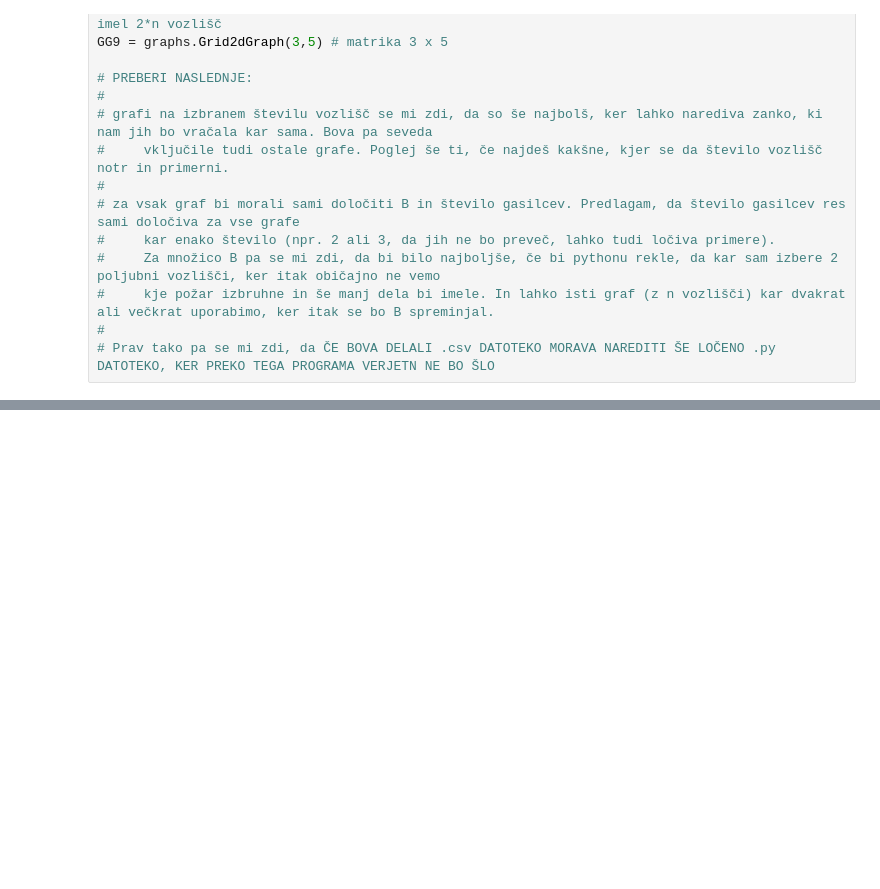
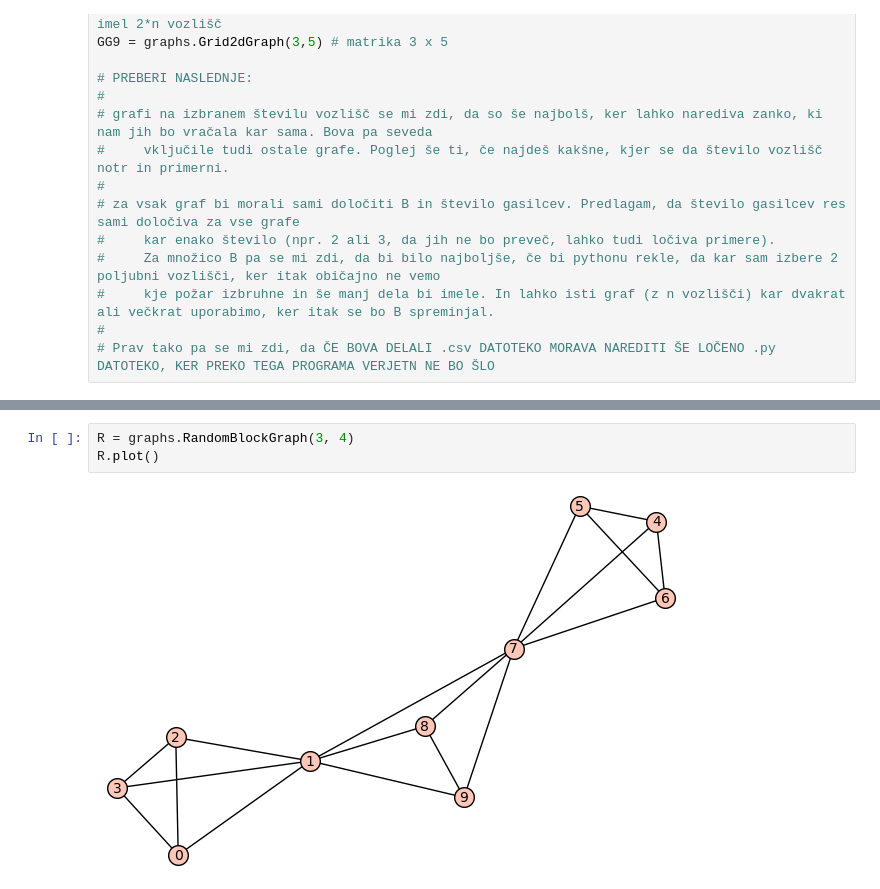
Before and after one commit to karolina-sa/Projekt-The-firefighter-problem, a Jupyter notebook: CLP.ipynb, the cells around one changed output, grey strips where cells are left out. Drawn from its saved outputs; the diff is of its cells as text; blank space fills up the shorter version.

```diff
--- a/CLP.ipynb
+++ b/CLP.ipynb
@@ -191,0 +209,5 @@ GG9 = graphs.Grid2dGraph(3,5) # matrika 3 x 5
+# %%
+R = graphs.RandomBlockGraph(3, 4)
+R.plot()
+# %% [output]
+[figure, added]
```
Also changed, not shown: parts of 4 cells of this notebook.
